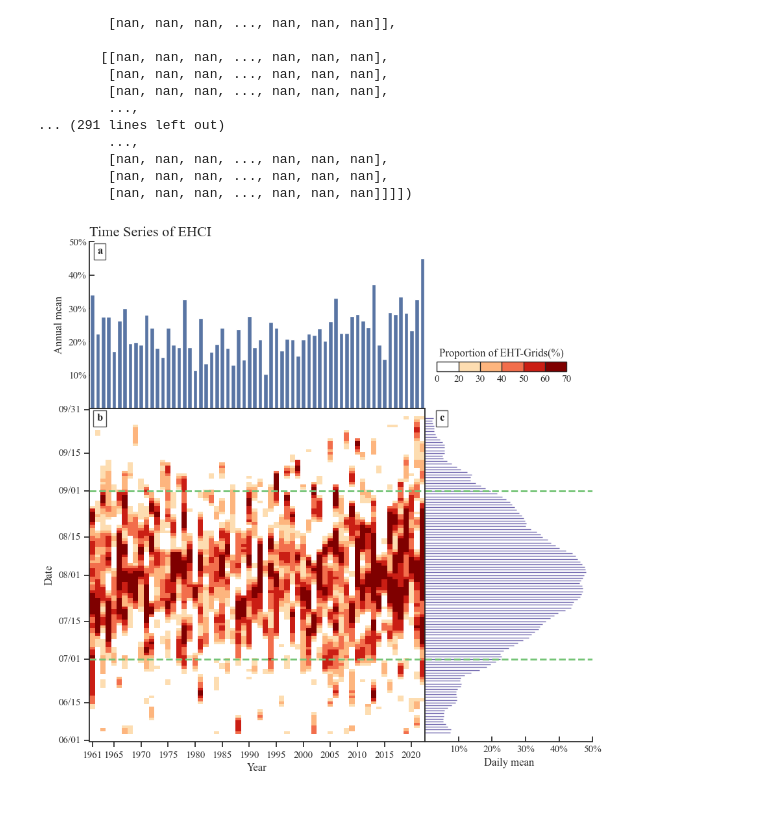
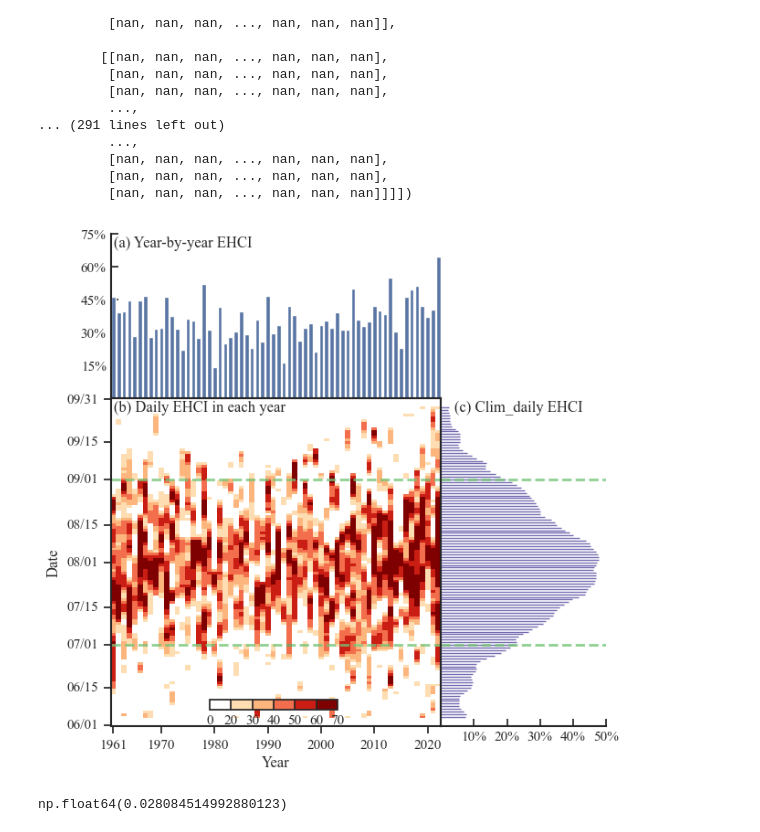
Before and after one commit to hhhopsong/work, a Jupyter notebook: Meteorological/p2/EHD夏季发展图.ipynb, the cells around one changed output. Saved outputs shown, nothing was run; the diff lists cells and outputs as text; code cells hidden in the pictures.

```diff
--- a/Meteorological/p2/EHD夏季发展图.ipynb
+++ b/Meteorological/p2/EHD夏季发展图.ipynb
@@ -68,6 +67,9 @@ custom_colors = ["#FFFFFF", "#FDDDB1", "#FDB57E", "#F26E4c", "#CA1E14", "#7F0000
 custom_cmap = colors.ListedColormap(custom_colors)
 norm = colors.BoundaryNorm(bins, custom_cmap.N)
 ax1 = sns.heatmap(EHDstations_zone.to_numpy().T, cmap=custom_cmap, norm=norm, ax=fig.add_subplot(spec[1, 0]), cbar=False)  # 长江流域极端高温格点逐日占比热力图
+# 统一加粗所有四个边框
+for spine in ax1.spines.values():
+    spine.set_linewidth(1.5)  # 设置边框线宽
 ax1.invert_yaxis()  # 热力图y轴反向
 
 ##设置ax1坐标##
@@ -76,14 +78,16 @@ ax = plt.gca()
 # 设置横坐标的刻度范围和标记
 x = np.arange(time[0], time[1] + 1, 1)
 ax.set_xlim(0, time[1] - time[0] + 1)
-ax.set_xticks([0.5, 4.5, 9.5, 14.5, 19.5, 24.5, 29.5, 34.5, 39.5, 44.5, 49.5, 54.5, 59.5])
-ax.set_xticklabels(["1961", "1965", "1970", "1975", "1980", "1985", "1990", "1995", "2000", "2005", "2010", "2015", "2020"], rotation=0)
+# ax.set_xticks([0.5, 4.5, 9.5, 14.5, 19.5, 24.5, 29.5, 34.5, 39.5, 44.5, 49.5, 54.5, 59.5])
+# ax.set_xticklabels(["1961", "1965", "1970", "1975", "1980", "1985", "1990", "1995", "2000", "2005", "2010", "2015", "2020"], rotation=0)
+ax.set_xticks([0.5, 9.5, 19.5, 29.5, 39.5, 49.5, 59.5])
+ax.set_xticklabels(["1961", "1970", "1980", "1990", "2000",  "2010", "2020"], rotation=0)
 # 设置纵坐标的刻度范围和标记
 ax.set_ylim(0-2, 123-2)
 ax.set_yticks(np.array([0.5, 14.5, 30.5, 44.5, 61.5, 75.5, 92.5, 106.5, 122.5])-2)
 ax.set_yticklabels(["06/01", "06/15", "07/01", "07/15", "08/01", "08/15", "09/01", "09/15", "09/31"], rotation=0)
-ax_7_line = plt.axhline(y=30.5-2., color='#74C476', linestyle='--', linewidth=2)  # 添加630.5日分割线
-ax_9_line = plt.axhline(y=92.5-2, color="#74C476", linestyle='--', linewidth=2)  # 添加831.5日分割线
+ax_7_line = plt.axhline(y=30.5-2., color='#74C476', linestyle='--', linewidth=2, alpha=0.8)  # 添加630.5日分割线
+ax_9_line = plt.axhline(y=92.5-2, color="#74C476", linestyle='--', linewidth=2, alpha=0.8)  # 添加831.5日分割线
 ax.spines['top'].set_visible(True)  # 显示上边框
 ax.spines['right'].set_visible(True)  # 显示右边框
 ax.spines['bottom'].set_visible(True)  # 显示下边框
@@ -91,38 +95,41 @@ ax.spines['left'].set_visible(True)  # 显示左边框
 plt.xlabel('Year')
 plt.ylabel('Date')
 # 设置色标
-ax_cbar = fig.add_axes([0.66, 0.68, 0.20, 0.015])
+ax_cbar = fig.add_axes([0.28, 0.1365, 0.20, 0.015], zorder=10)
 cbar = plt.colorbar(ax1.collections[0], cax=ax_cbar, orientation='horizontal', drawedges=True)
 cbar.set_ticklabels(["0", "20", "30", "40", "50", "60", "70"])
-cbar.ax.set_title('Proportion of EHT-Grids(%)', fontsize=12)
+# cbar.ax.set_title('EHCI(%)', fontsize=12)
 cbar.ax.tick_params(length=0)  # 设置色标刻度长度
-cbar.dividers.set_linewidth(1.0)  # 设置分割线宽度
-cbar.outline.set_linewidth(1.0)  # 设置色标轮廓宽度
+cbar.dividers.set_linewidth(1.25)  # 设置分割线宽度
+cbar.outline.set_linewidth(1.25)  # 设置色标轮廓宽度
 # 添加左上角标注 b 并加黑框
-ax1.text(0.03, 0.97, 'b', transform=ax1.transAxes, fontsize=12, fontweight='bold',
-         bbox=dict(boxstyle='square,pad=0.3', facecolor='none', edgecolor='#555555', linewidth=1),
-         verticalalignment='center', horizontalalignment='center')
+ax1.text(0.01, 0.97, '(b) Daily EHCI in each year', transform=ax1.transAxes, fontsize=12,
+         bbox=dict(boxstyle='square,pad=0.3', facecolor='none', edgecolor='none', linewidth=1),
+         verticalalignment='center', horizontalalignment='left')
 ##设置ax1坐标结束##
 
-ax2 = sns.barplot(data=EHDstations_zone.mean('day').to_dataframe()*100, x="year", y="EHS", ax=fig.add_subplot(spec[0, 0]), errorbar=('ci', 0))  # 长江流域极端高温格点逐日占比
+ax2 = sns.barplot(data=EHDstations_zone.sel(day=slice('31', '92')).mean('day').to_dataframe()*100, x="year", y="EHS", ax=fig.add_subplot(spec[0, 0]), errorbar=('ci', 0))  # 长江流域极端高温格点逐日占比
+# 统一加粗所有四个边框
+for spine in ax2.spines.values():
+    spine.set_linewidth(1.5)  # 设置边框线宽
 ##设置ax2坐标##
 ax2.xaxis.set_visible(False)  # ax2隐藏x轴标签
 ax = plt.gca()
 ax.set_xlim(-.5, time[1] - time[0] + 1 - .5)
 ax.set_ylim(0, 0.5*100)
-ax.set_yticks([10, 20, 30, 40, 50])
-ax.set_yticklabels(["10%", "20%", "30%", "40%", "50%"])
+ax.set_yticks([15, 30, 45, 60, 75])
+ax.set_yticklabels(["15%", "30%", "45%", "60%", "75%"])
 ax.tick_params(axis='y', direction='in')  # 设置y轴刻度方向
 ax.spines['top'].set_visible(False)  # 隐藏上边框
 ax.spines['right'].set_visible(False)  # 隐藏右边框
 ax.spines['bottom'].set_visible(True)  # 显示下边框
 ax.spines['left'].set_visible(True)  # 显示左边框
-plt.ylabel('Annual mean')
-ax.set_title('Time Series of EHCI', fontsize=16, loc='left')
+plt.ylabel('')
+# ax.set_title('Time Series of EHCI', fontsize=16, loc='left')
 # 添加左上角标注 a 并加黑框
-ax2.text(0.03, 0.94, 'a', transform=ax2.transAxes, fontsize=12, fontweight='bold',
-         bbox=dict(boxstyle='square,pad=0.3', facecolor='none', edgecolor='#555555', linewidth=1),
-         verticalalignment='center', horizontalalignment='center')
+ax2.text(0.01, 0.94, '(a) Year-by-year EHCI', transform=ax2.transAxes, fontsize=12,
+         bbox=dict(boxstyle='square,pad=0.3', facecolor='none', edgecolor='none', linewidth=1),
+         verticalalignment='center', horizontalalignment='left')
 ##设置ax2坐标结束##
 
 # ax2_reg = ax2.twinx()
@@ -142,38 +149,46 @@ ax2.text(0.03, 0.94, 'a', transform=ax2.transAxes, fontsize=12, fontweight='bold
 ##设置ax2_reg坐标结束##
 
 ax3 = sns.barplot(data=EHDstations_zone.to_dataframe()*100, x="EHS", y='day', orient='h', ax=fig.add_subplot(spec[1, 1]), errorbar=('ci', 0), width=0, color='None', edgecolor='#756BB1')  # 长江流域极端高温格点逐日占比
+# 统一加粗所有四个边框
+for spine in ax3.spines.values():
+    spine.set_linewidth(1.5)  # 设置边框线宽
 #ax3_6_line = plt.axvline(x=EHDstations_zone.mean('year').to_dataframe()[:30].mean().to_numpy()*100, ymax=30/92, color='#74C476', linestyle='-')  # 添加50%置信度分割线
 #ax3_78_line = plt.axvline(x=EHDstations_zone.mean('year').to_dataframe()[30:].mean().to_numpy()*100, ymin=30/92, color="#CA1E14", linestyle='-')
 
 
 
 ##设置ax3坐标##
 ax3.yaxis.set_visible(False)  # ax3隐藏y轴标签
 ax = plt.gca()
 ax.set_xlim(0, 0.5*100)
 ax.set_xticks([10, 20, 30, 40, 50])
 ax.set_xticklabels([ "10%", "20%", "30%", "40%", "50%"])
 ax.set_ylim(0-2-0.5, 123-2-0.5)
 # ax_0_line = plt.axhline(y=0-2, color='red', linestyle='-', linewidth=1)  # 添加630.5日分割线
-ax_7_line = plt.axhline(y=30-2, color='#74C476', linestyle='--', linewidth=2)  # 添加630.5日分割线
-ax_9_line = plt.axhline(y=92-2, color="#74C476", linestyle='--', linewidth=2)  # 添加831.5日分割线
+ax_7_line = plt.axhline(y=30-2, color='#74C476', linestyle='--', linewidth=2, alpha=0.8)  # 添加630.5日分割线
+ax_9_line = plt.axhline(y=92-2, color="#74C476", linestyle='--', linewidth=2, alpha=0.8)  # 添加831.5日分割线
 ax.tick_params(axis='x', direction='in')  # 设置x轴刻度方向
 ax.spines['top'].set_visible(False)  # 隐藏上边框
 ax.spines['right'].set_visible(False)  # 隐藏右边框
 ax.spines['bottom'].set_visible(True)  # 显示下边框
 ax.spines['left'].set_visible(True)  # 显示左边框
-plt.xlabel('Daily mean')
+plt.xlabel('')
 # plt.gca().invert_yaxis()
 # 添加右上角标注 c 并加黑框
-ax3.text(0.10, 0.97, 'c', transform=ax3.transAxes, fontsize=12, fontweight='bold',
-         bbox=dict(boxstyle='square,pad=0.3', facecolor='none', edgecolor='#555555', linewidth=1),
-         verticalalignment='center', horizontalalignment='center')
+ax3.text(0.08, 0.97, '(c) Clim_daily EHCI', transform=ax3.transAxes, fontsize=12,
+         bbox=dict(boxstyle='square,pad=0.3', facecolor='none', edgecolor='none', linewidth=1),
+         verticalalignment='center', horizontalalignment='left')
 ##设置ax3坐标结束##
 
 
 # 保存为1:1
-plt.gcf().set_size_inches(10, 10)
+plt.gcf().set_size_inches(7, 7)
+plt.savefig(fr'D:\PyFile\p2\pic\图2.png', dpi=600, bbox_inches='tight')
 plt.savefig(fr'D:\PyFile\p2\pic\图2.pdf', bbox_inches='tight')
 plt.show()
 # %% [output]
-[figure, old version]
+[figure, new version]
+# %%
+p_value
+# %% [output]
+np.float64(0.028084514992880123)
```
Also changed, not shown: parts of 2 cells of this notebook, 8 other files.
